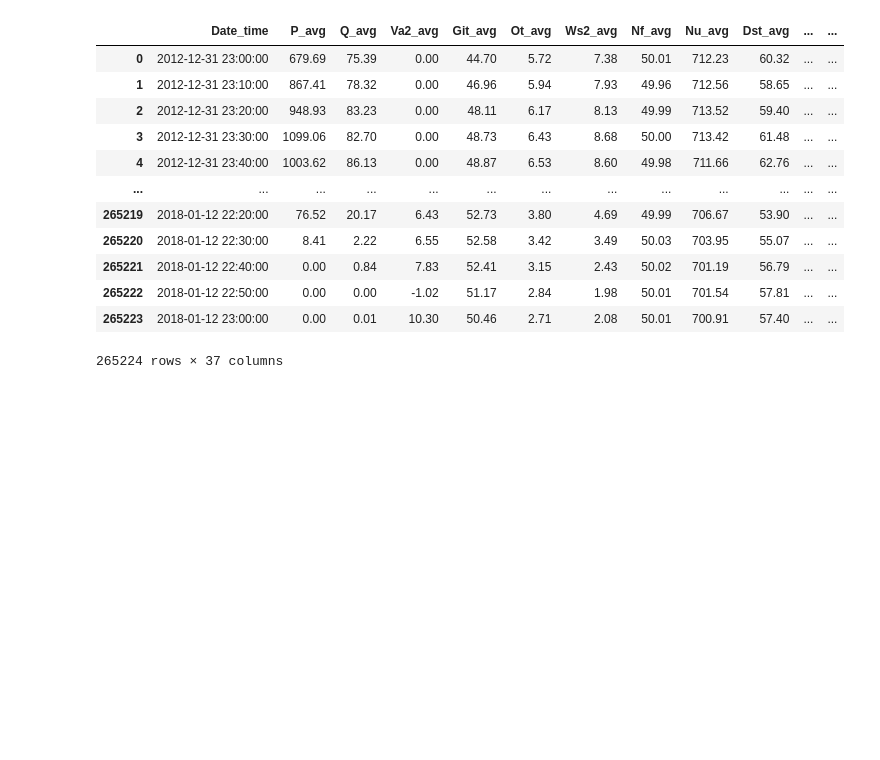
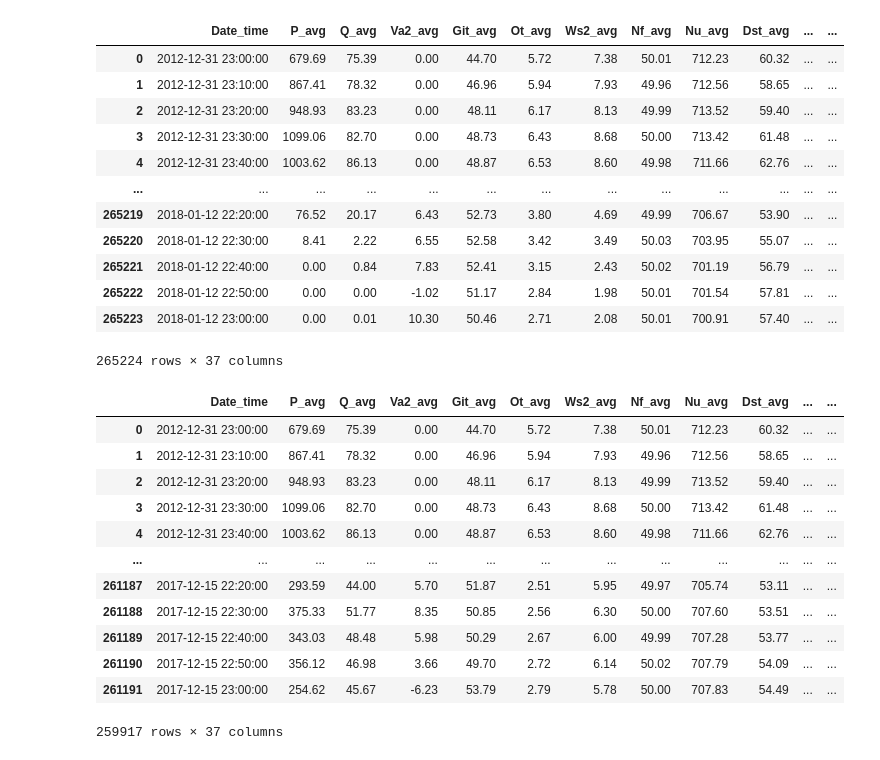
Before and after one commit to Evelenac/Twin-Wind-Turbine, a Jupyter notebook: start_notebook.ipynb, the cells around one changed output. Drawn from its saved outputs; the diff is of its cells as text; code cells hidden in the pictures; blank space fills up the shorter version.

```diff
--- a/start_notebook.ipynb
+++ b/start_notebook.ipynb
@@ -73,3 +73,21 @@ data
 | 265222 | 2018-01-12 22:50:00 | 0.00 | 0.00 | -1.02 | 51.17 | 2.84 | 1.98 | 50.01 | 701.54 | 57.81 | ... | ... |
 | 265223 | 2018-01-12 23:00:00 | 0.00 | 0.01 | 10.30 | 50.46 | 2.71 | 2.08 | 50.01 | 700.91 | 57.40 | ... | ... |
 265224 rows × 37 columns
+# %%
+data = data.dropna()
+# %%
+data
+# %% [output]
+|  | Date_time | P_avg | Q_avg | Va2_avg | Git_avg | Ot_avg | Ws2_avg | Nf_avg | Nu_avg | Dst_avg | ... | ... |
+| 0 | 2012-12-31 23:00:00 | 679.69 | 75.39 | 0.00 | 44.70 | 5.72 | 7.38 | 50.01 | 712.23 | 60.32 | ... | ... |
+| 1 | 2012-12-31 23:10:00 | 867.41 | 78.32 | 0.00 | 46.96 | 5.94 | 7.93 | 49.96 | 712.56 | 58.65 | ... | ... |
+| 2 | 2012-12-31 23:20:00 | 948.93 | 83.23 | 0.00 | 48.11 | 6.17 | 8.13 | 49.99 | 713.52 | 59.40 | ... | ... |
+| 3 | 2012-12-31 23:30:00 | 1099.06 | 82.70 | 0.00 | 48.73 | 6.43 | 8.68 | 50.00 | 713.42 | 61.48 | ... | ... |
+| 4 | 2012-12-31 23:40:00 | 1003.62 | 86.13 | 0.00 | 48.87 | 6.53 | 8.60 | 49.98 | 711.66 | 62.76 | ... | ... |
+| ... | ... | ... | ... | ... | ... | ... | ... | ... | ... | ... | ... | ... |
+| 261187 | 2017-12-15 22:20:00 | 293.59 | 44.00 | 5.70 | 51.87 | 2.51 | 5.95 | 49.97 | 705.74 | 53.11 | ... | ... |
+| 261188 | 2017-12-15 22:30:00 | 375.33 | 51.77 | 8.35 | 50.85 | 2.56 | 6.30 | 50.00 | 707.60 | 53.51 | ... | ... |
+| 261189 | 2017-12-15 22:40:00 | 343.03 | 48.48 | 5.98 | 50.29 | 2.67 | 6.00 | 49.99 | 707.28 | 53.77 | ... | ... |
+| 261190 | 2017-12-15 22:50:00 | 356.12 | 46.98 | 3.66 | 49.70 | 2.72 | 6.14 | 50.02 | 707.79 | 54.09 | ... | ... |
+| 261191 | 2017-12-15 23:00:00 | 254.62 | 45.67 | -6.23 | 53.79 | 2.79 | 5.78 | 50.00 | 707.83 | 54.49 | ... | ... |
+259917 rows × 37 columns
```
Also changed, not shown: parts of 2 cells of this notebook, 2 other files.
